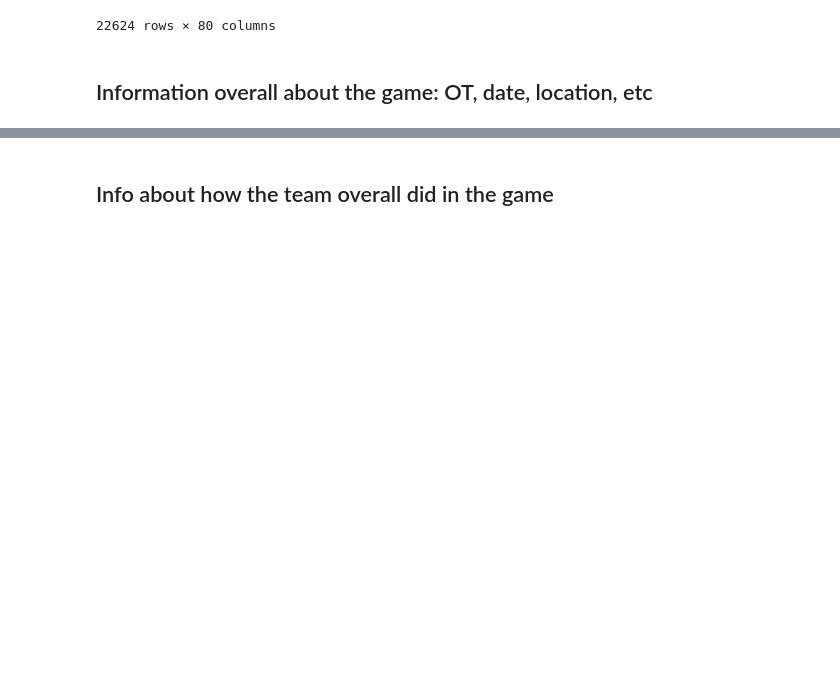
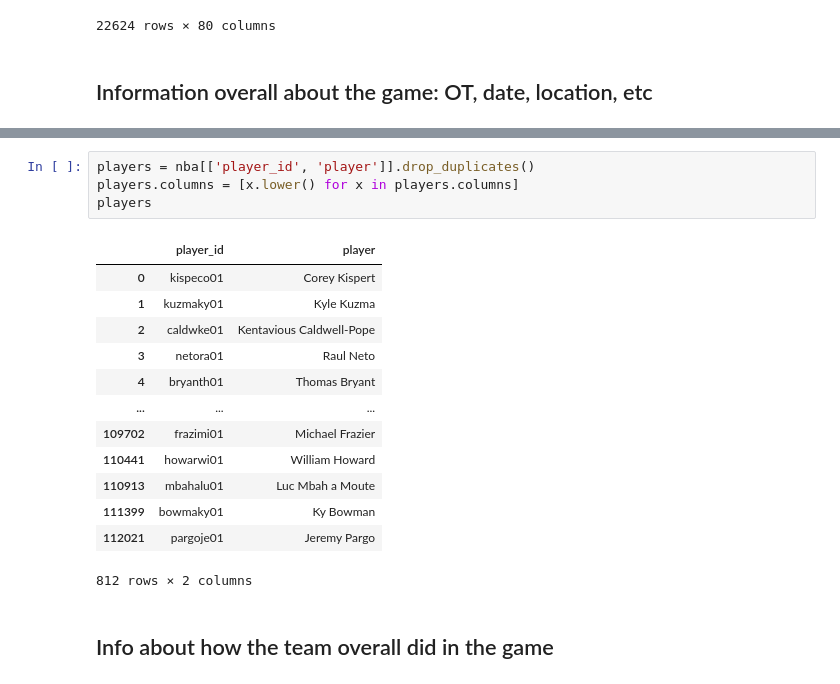
Before and after one commit to tslever/Tom_Levers_Public_Git_Repository, a Jupyter notebook: UVA/3--Practice_And_Application_Of_Data_Science/6--Databases_In_Python/Live_Coding_Exercise.ipynb, the cells around one changed output, grey strips where cells are left out. Saved outputs shown, nothing was run; the diff lists cells and outputs as text; blank space fills up the shorter version.

```diff
--- a/UVA/3--Practice_And_Application_Of_Data_Science/6--Databases_In_Python/Live_Coding_Exercise.ipynb
+++ b/UVA/3--Practice_And_Application_Of_Data_Science/6--Databases_In_Python/Live_Coding_Exercise.ipynb
@@ -132,3 +133,21 @@ game_info
+# %%
+players = nba[['player_id', 'player']].drop_duplicates()
+players.columns = [x.lower() for x in players.columns]
+players
+# %% [output]
+|  | player_id | player |
+| 0 | kispeco01 | Corey Kispert |
+| 1 | kuzmaky01 | Kyle Kuzma |
+| 2 | caldwke01 | Kentavious Caldwell-Pope |
+| 3 | netora01 | Raul Neto |
+| 4 | bryanth01 | Thomas Bryant |
+| ... | ... | ... |
+| 109702 | frazimi01 | Michael Frazier |
+| 110441 | howarwi01 | William Howard |
+| 110913 | mbahalu01 | Luc Mbah a Moute |
+| 111399 | bowmaky01 | Ky Bowman |
+| 112021 | pargoje01 | Jeremy Pargo |
+812 rows × 2 columns
 # %% [markdown]
 ## Info about how the team overall did in the game
 # %%
```
Also changed, not shown: parts of 15 cells of this notebook, 4 other files.
